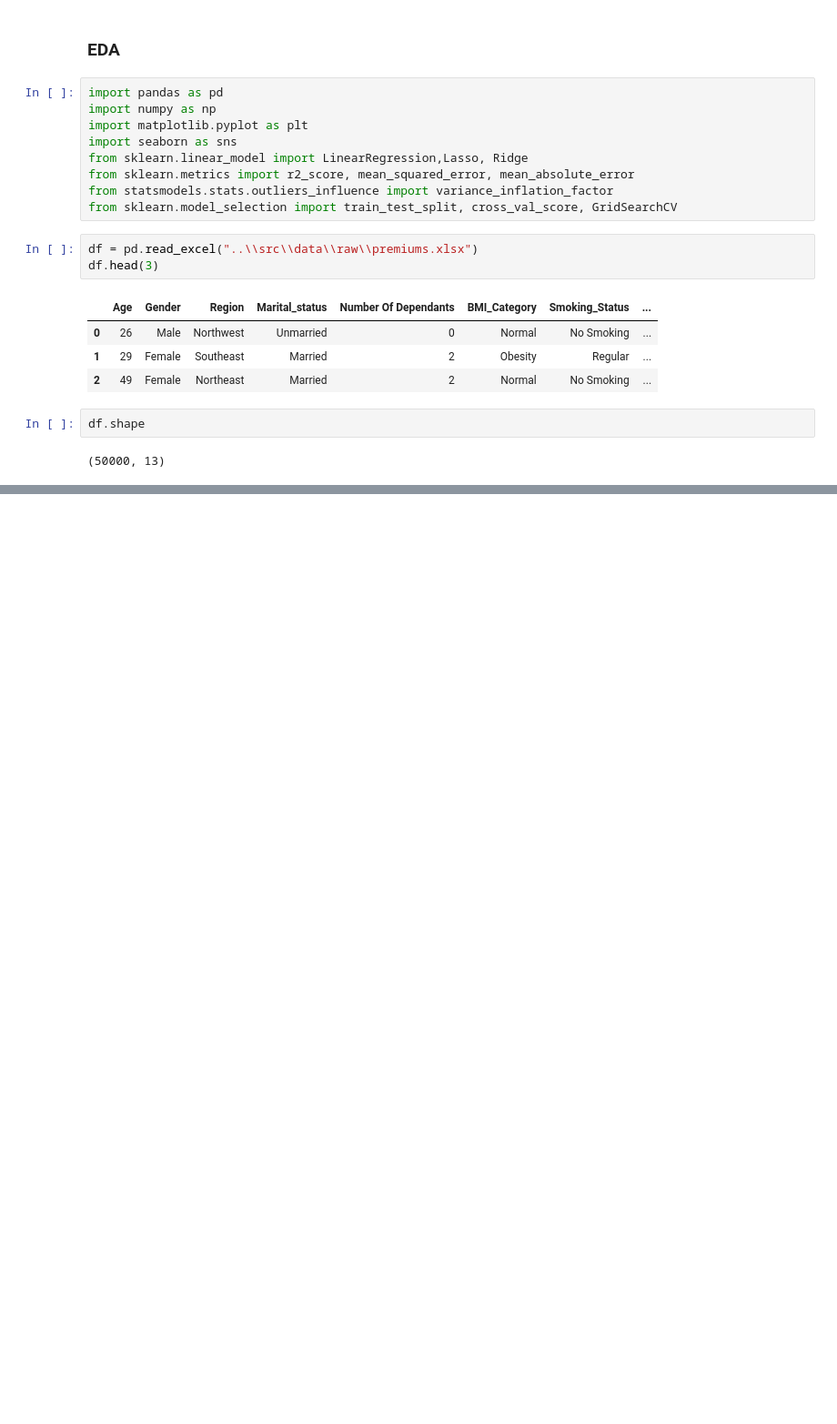
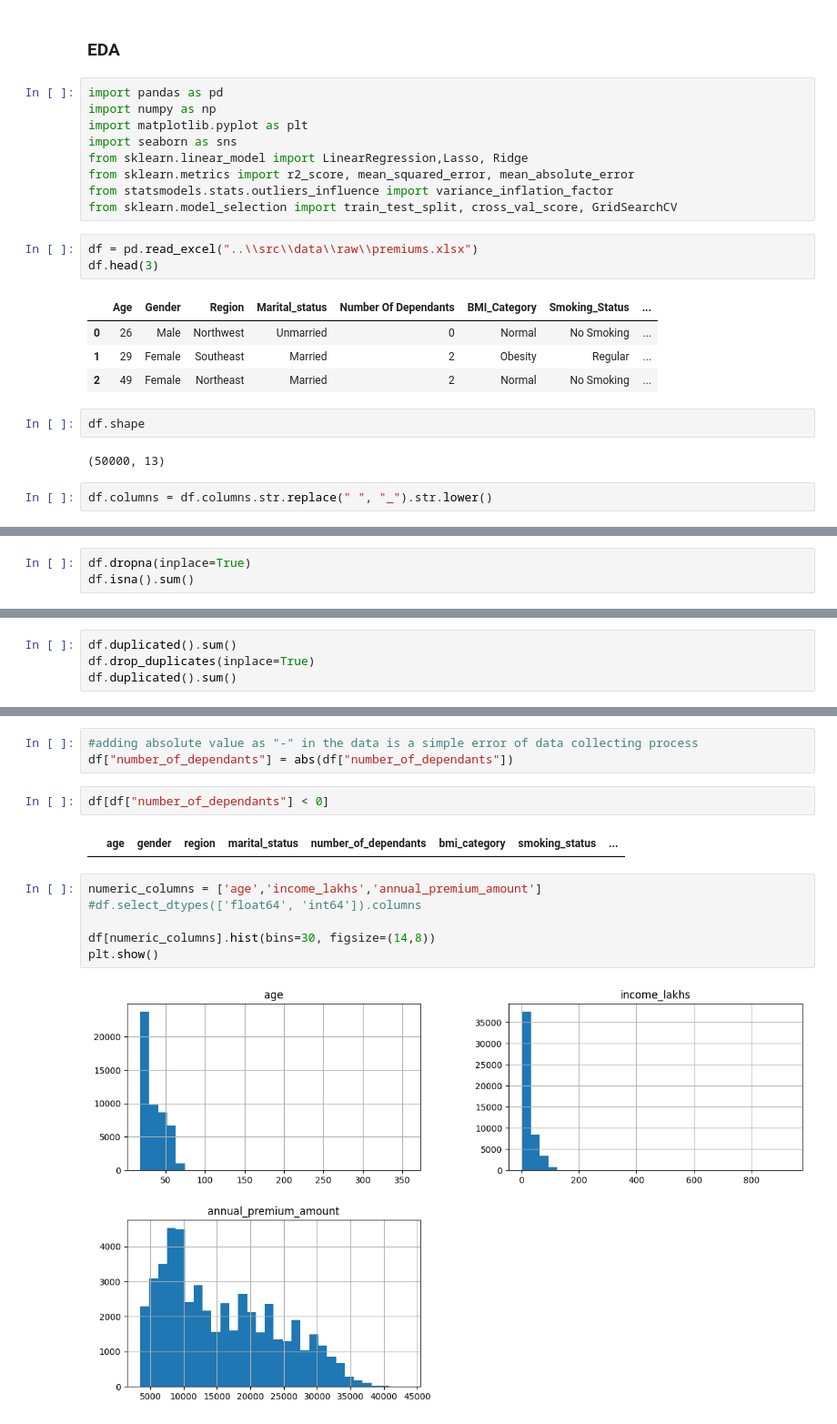
Before and after one commit to HMurawski/Health-Insurance-Model, a Jupyter notebook: notebooks/01_eda.ipynb, the cells around one changed output, grey strips where cells are left out. Shown: that part at 91% size. Drawn from its saved outputs; the diff is of its cells as text; blank space fills up the shorter version.

```diff
--- a/notebooks/01_eda.ipynb
+++ b/notebooks/01_eda.ipynb
@@ -21,3 +21,5 @@ df.head(3)
 df.shape
 # %% [output]
 (50000, 13)
+# %%
+df.columns = df.columns.str.replace(" ", "_").str.lower()
@@ -23,0 +53,3 @@ df.shape
+# %%
+df.dropna(inplace=True)
+df.isna().sum()
@@ -23,0 +71,4 @@ df.shape
+# %%
+df.duplicated().sum()
+df.drop_duplicates(inplace=True)
+df.duplicated().sum()
@@ -23,0 +130,15 @@ df.shape
+# %%
+#adding absolute value as "-" in the data is a simple error of data collecting process
+df["number_of_dependants"] = abs(df["number_of_dependants"])
+# %%
+df[df["number_of_dependants"] < 0]
+# %% [output]
+|  | age | gender | region | marital_status | number_of_dependants | bmi_category | smoking_status | ... |
+# %%
+numeric_columns = ['age','income_lakhs','annual_premium_amount']
+#df.select_dtypes(['float64', 'int64']).columns
+
+df[numeric_columns].hist(bins=30, figsize=(14,8))
+plt.show()
+# %% [output]
+[figure, added]
```
Also changed, not shown: parts of 23 cells of this notebook.
